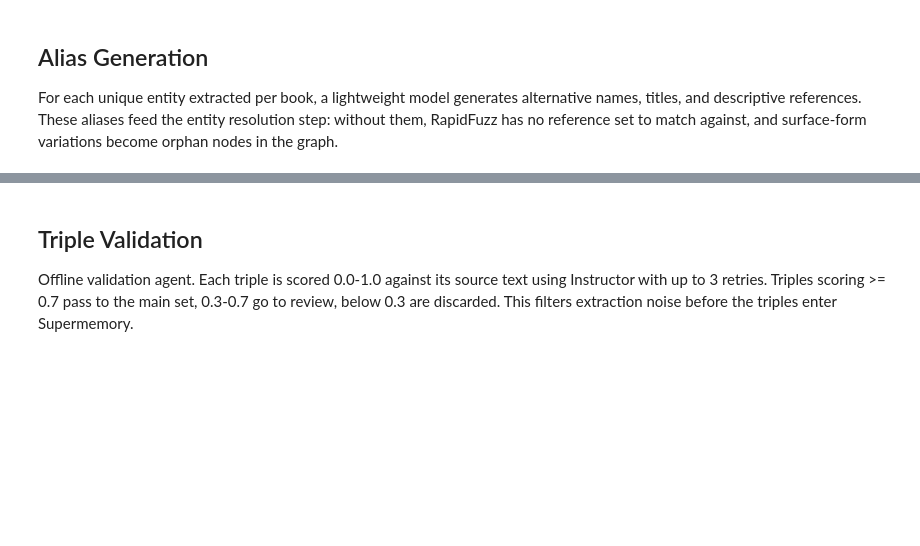
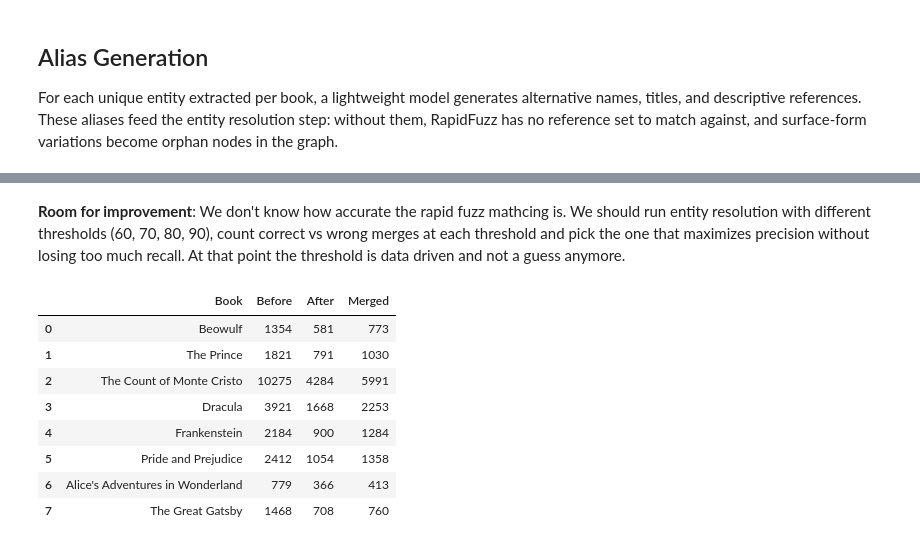
Before and after one commit to felixfaruix/AgenticRAG-Search-Engine, a Jupyter notebook: notebooks/extraction.ipynb, the cells around one changed output, grey strips where cells are left out. Cells and saved outputs as stored; diff of their text form; code cells hidden in the pictures; blank space fills up the shorter version.

```diff
--- a/notebooks/extraction.ipynb
+++ b/notebooks/extraction.ipynb
@@ -605 +610,11 @@ Return ONLY the structured response."""
+# %%
+batch_alias_prompt = """For each entity from {book_title}, list 3-5 alternative names
+a reader might use: titles, epithets, descriptive references ("the ring-giver",
+"king of the Danes"), relational references ("Healfdene's son"), or shortened names.
+NOT spelling variations.
+
+Entities:
+{entities_block}
+
+Return JSON: {{"results": [{{"name": "X", "aliases": ["a", "b"]}}]}}"""
 # %%
@@ -709,9 +782,6 @@ def build_alias_index(aliases: list[EntityWithAliases]) -> dict[str, str]:
     return index
 # %%
-def resolve_entities_in_book(
-    triples: list[dict], alias_index: dict[str, str],
-    book_id: str, *, threshold: int = 80,
-) -> tuple[list[ResolvedEntity], dict[str, str]]:
+def resolve_entities_in_book(triples: list[dict], alias_index: dict[str, str], book_id: str, *, threshold: int = 80) -> tuple[list[ResolvedEntity], dict[str, str]]:
     """
     Merge duplicate entities using RapidFuzz against the alias index.
     """
@@ -719,22 +789,28 @@ def resolve_entities_in_book(
     all_names = {t["subject"] for t in triples} | {t["object"] for t in triples}
 
     for name in all_names:
+
         key = name.lower()
+
         if key in alias_index:
             name_map[name] = alias_index[key]
             continue
         best_match, best_score = None, 0
+
         for alias, canonical in alias_index.items():
             score = fuzz.WRatio(key, alias)
             if score > best_score:
                 best_match, best_score = canonical, score
+
         name_map[name] = best_match if best_score >= threshold else name
 
     merged: dict[str, list[str]] = {}
+
     for original, canonical in name_map.items():
         merged.setdefault(canonical, []).append(original)
 
     entities = []
+
     for name, names in merged.items():
         etype = next(
             (t["subject_type"] for t in triples if t["subject"] == name),
@@ -742,6 +818,7 @@ def resolve_entities_in_book(
         entities.append(ResolvedEntity(
             canonical_id=f"{book_id}::{name}", canonical_name=name,
             entity_type=etype, book_id=book_id, merged_names=names))
+
     return entities, name_map
 # %%
 def update_triples_with_resolved(triples: list[dict], name_map: dict[str, str]) -> list[dict]:
@@ -749,41 +826,48 @@ def update_triples_with_resolved(triples: list[dict], name_map: dict[str, str])
     Replace entity names in triples with resolved canonical names.
     """
     updated: list[dict] = []
+
     for t in triples:
         t_new = t.copy()
         t_new["subject"] = name_map.get(t["subject"], t["subject"])
         t_new["object"] = name_map.get(t["object"], t["object"])
         updated.append(t_new)
+
     return updated
 
+resolved_triples: dict[str, list[dict]] = {}
+resolved_entities: dict[str, list[ResolvedEntity]] = {}
 
-# resolved_triples: dict[str, list[dict]] = {}
-# resolved_entities: dict[str, list[ResolvedEntity]] = {}
-# for book_id, triples in all_triples.items():
-#     alias_idx = build_alias_index(all_aliases[book_id])
-#     entities, name_map = resolve_entities_in_book(triples, alias_idx, book_id)
-#     resolved_entities[book_id] = entities
-#     resolved_triples[book_id] = update_triples_with_resolved(triples, name_map)
+for book_id, triples in all_triples.items():
+    alias_idx = build_alias_index(all_aliases[book_id])
+    entities, name_map = resolve_entities_in_book(triples, alias_idx, book_id)
+    resolved_entities[book_id] = entities
+    resolved_triples[book_id] = update_triples_with_resolved(triples, name_map)
+# %% [markdown]
+**Room for improvement**: We don't know how accurate the rapid fuzz mathcing is. We should run entity resolution with different thresholds (60, 70, 80, 90), count correct vs wrong merges at each threshold and pick the one that maximizes precision without losing too much recall. At that point the threshold is data driven and not a guess anymore.
 # %%
 def display_resolution_stats(original: dict[str, list[dict]], resolved: dict[str, list[ResolvedEntity]]) -> None:
     """
     Display entity count before and after resolution per book.
     """
     rows: list[dict] = []
+
     for book_id in original:
         orig_names: set[str] = {t["subject"] for t in original[book_id]} | {t["object"] for t in original[book_id]}
         res_count: int = len(resolved.get(book_id, []))
         rows.append({"Book": book_metadata[book_id]["title"],
                       "Before": len(orig_names), "After": res_count,
                       "Merged": len(orig_names) - res_count})
     display(pd.DataFrame(rows))
 
-
-# display_resolution_stats(all_triples, resolved_entities)
+display_resolution_stats(all_triples, resolved_entities)
+# %% [output]
+|  | Book | Before | After | Merged |
+| 0 | Beowulf | 1354 | 581 | 773 |
+| 1 | The Prince | 1821 | 791 | 1030 |
+| 2 | The Count of Monte Cristo | 10275 | 4284 | 5991 |
+| 3 | Dracula | 3921 | 1668 | 2253 |
+| 4 | Frankenstein | 2184 | 900 | 1284 |
+| 5 | Pride and Prejudice | 2412 | 1054 | 1358 |
+| 6 | Alice's Adventures in Wonderland | 779 | 366 | 413 |
+| 7 | The Great Gatsby | 1468 | 708 | 760 |
-# %% [markdown]
-## Triple Validation
-
-Offline validation agent. Each triple is scored 0.0-1.0 against its source text using
-Instructor with up to 3 retries. Triples scoring >= 0.7 pass to the main set, 0.3-0.7 go
-to review, below 0.3 are discarded. This filters extraction noise before the triples
-enter Supermemory.
```
Also changed, not shown: parts of 34 cells of this notebook, 47 other files.
